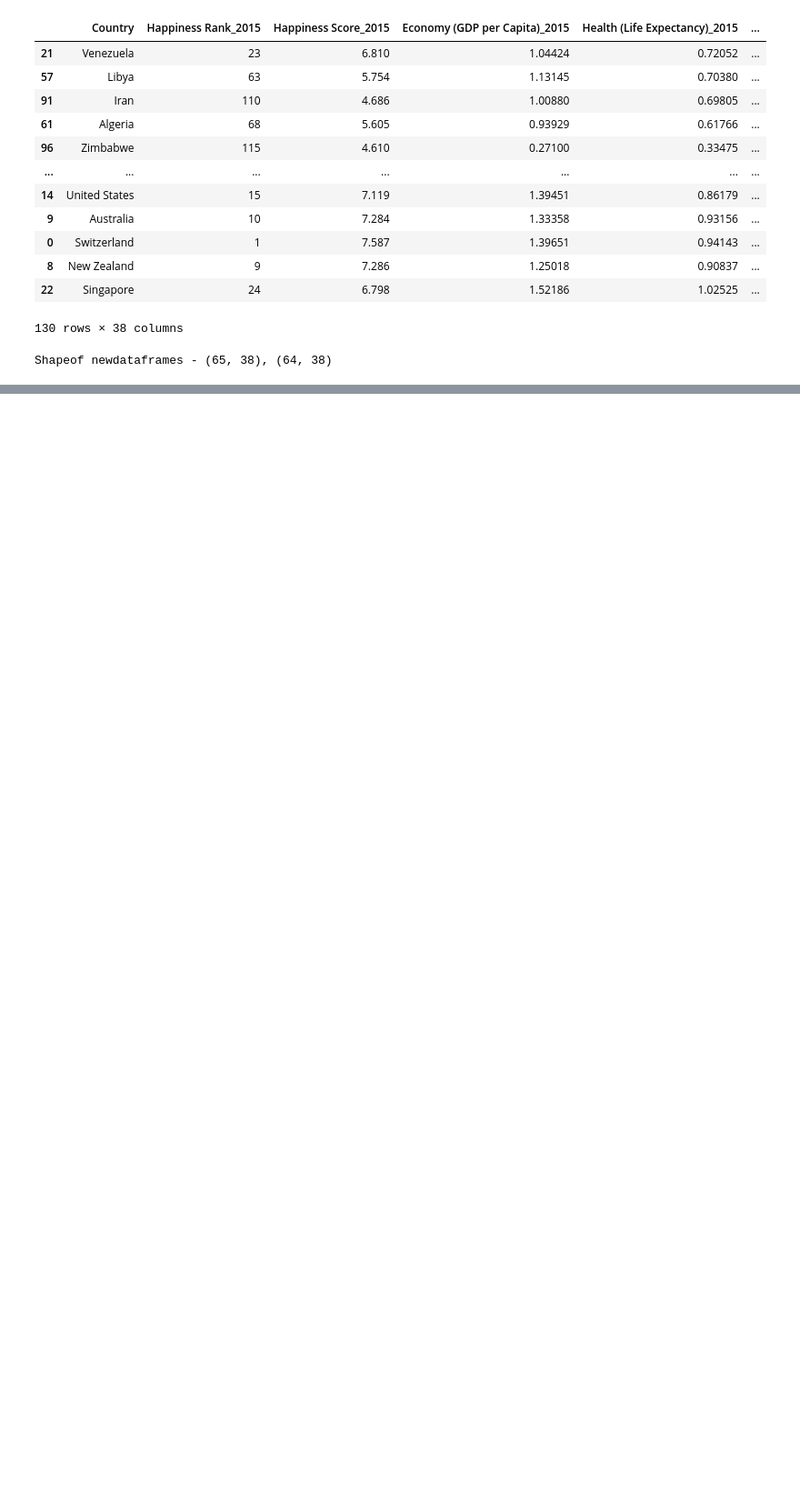
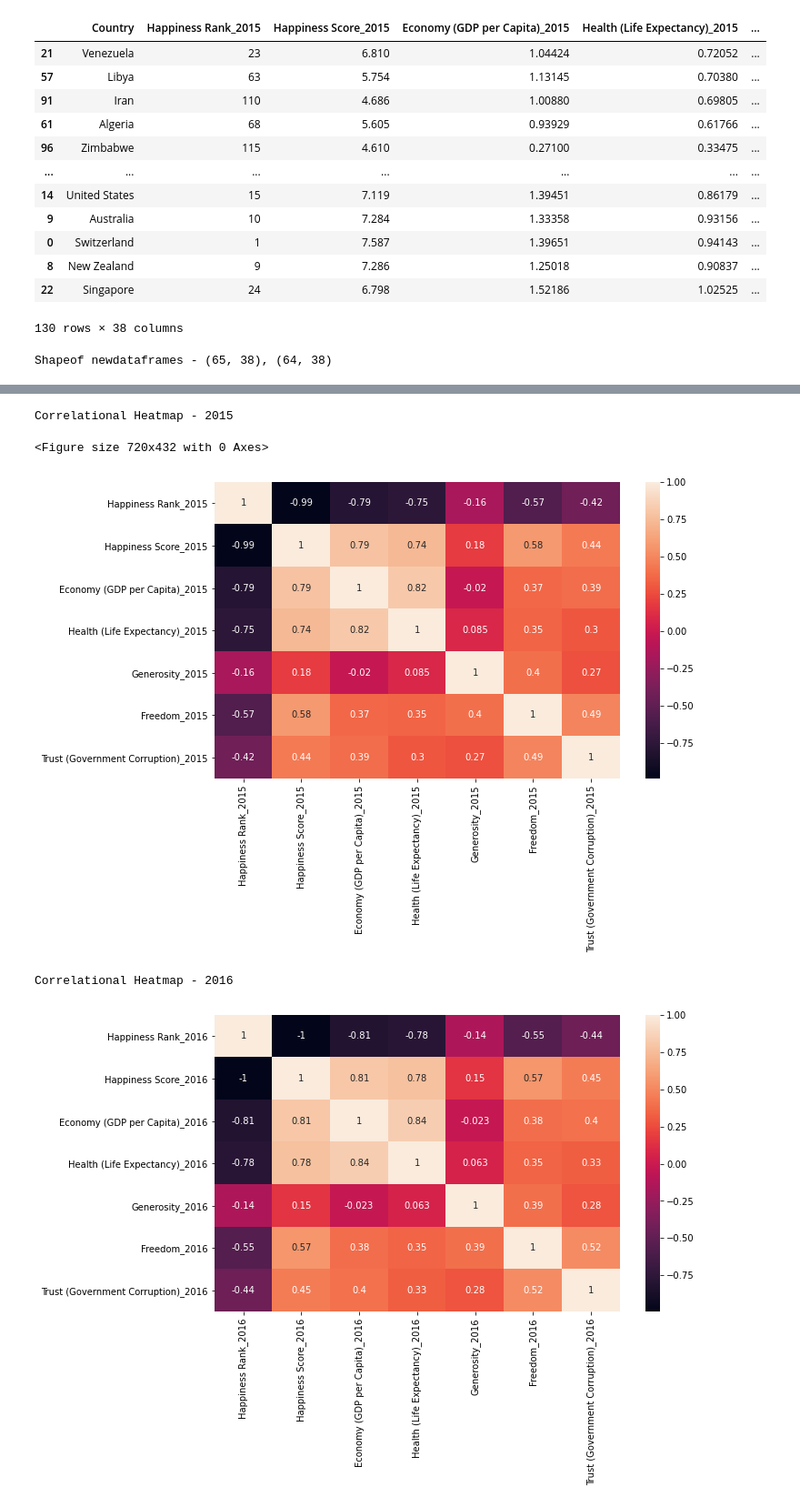
Before and after one commit to RachelNewberry/World_Happeniess_Project_1, a Jupyter notebook: world_happiness_versus_economic_freedom .ipynb, the cells around one changed output, grey strips where cells are left out. Shown at 91% size. Drawn from its saved outputs; the diff is of its cells as text; code cells hidden in the pictures; blank space fills up the shorter version.

Commit message:
Added correlation chart

```diff
--- a/world_happiness_versus_economic_freedom .ipynb
+++ b/world_happiness_versus_economic_freedom .ipynb
@@ -359,0 +378,7 @@ Shapeof newdataframes - (65, 38), (64, 38)
+# %%
+df = {}
+years = [2015, 2016, 2017, 2018, 2019]
+
+# looping through years to create a dataframe for each year
+for year in years:
+   f"df_{year}"  = df_final.filter(regex = f'{year}', axis=1)
@@ -359,0 +437,18 @@ Shapeof newdataframes - (65, 38), (64, 38)
+# %%
+a = plt.figure(figsize =(10,6))
+heatmap_corr={}
+
+
+for year in years:
+    heatmap_corr[year] = df[year]
+    fig = plt.figure(figsize =(10,6))
+    print(f"Correlational Heatmap - {year}")
+    # Seaborn graph using heatmap
+    sns.heatmap(heatmap_corr[year].corr(), annot=True)
+    plt.show()
+# %% [output]
+Correlational Heatmap - 2015
+<Figure size 720x432 with 0 Axes>
+[figure, added]
+Correlational Heatmap - 2016
+[figure, added]
```
Also changed, not shown: parts of 9 cells of this notebook, 2 other files.
